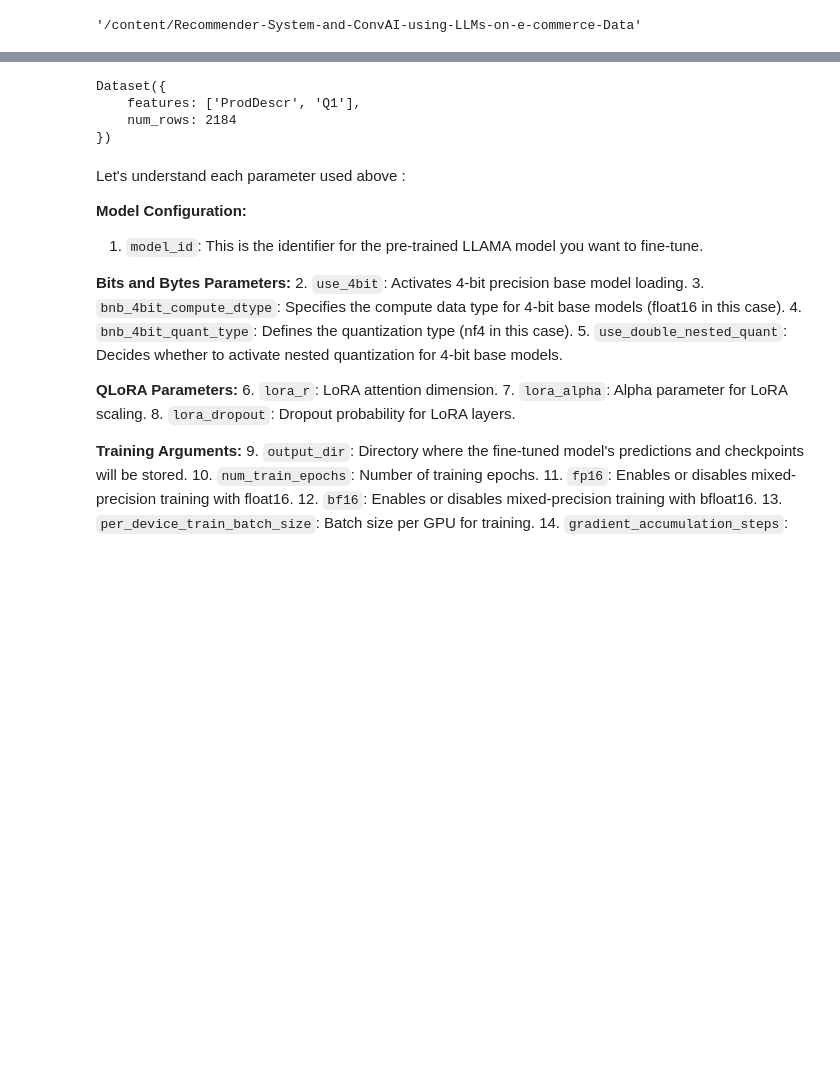
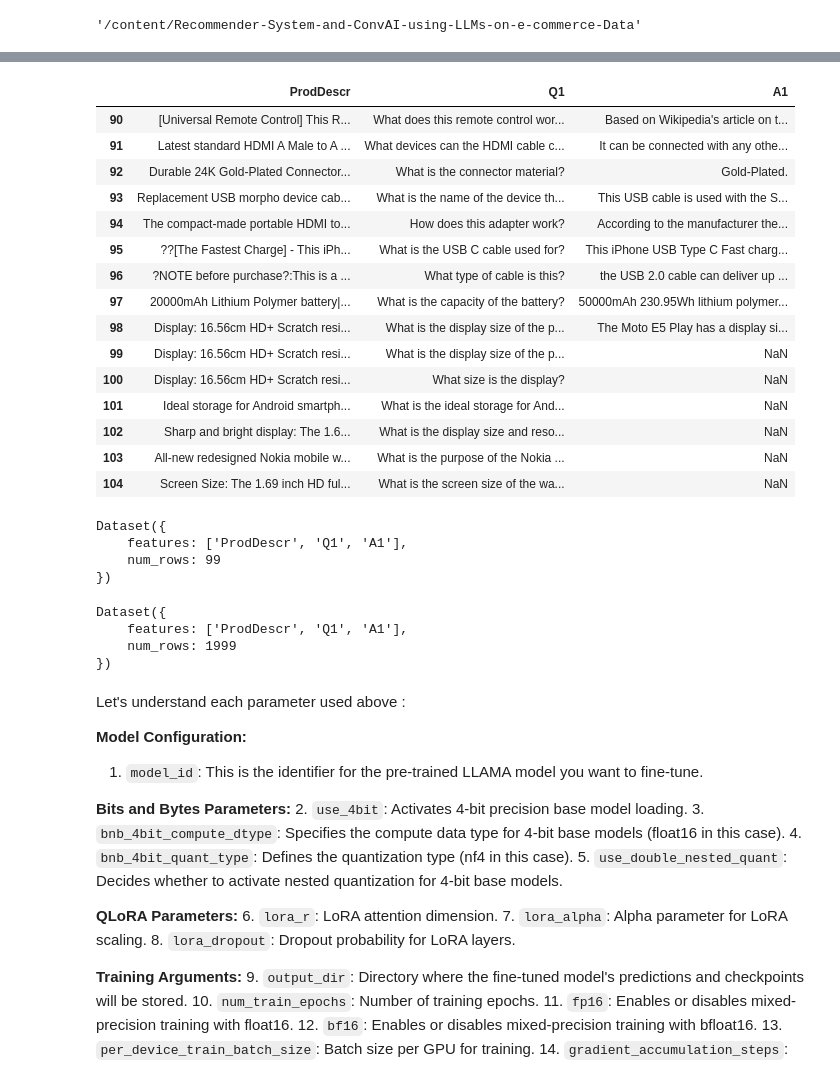
Before and after one commit to Praveen76/Fine-tune-LLAMA-with-QLoRA, a Jupyter notebook: QLoRA_LlAMA_finetuned_for_E_commerceData.ipynb, the cells around one changed output, grey strips where cells are left out. Cells and saved outputs as stored; diff of their text form; code cells hidden in the pictures; blank space fills up the shorter version.

```diff
--- a/QLoRA_LlAMA_finetuned_for_E_commerceData.ipynb
+++ b/QLoRA_LlAMA_finetuned_for_E_commerceData.ipynb
@@ -87,15 +108,18 @@ os.getcwd()
 import pandas as pd
 import numpy as np
 
-# Specify the Excel file path
-excel_file_path = 'data.xlsx'  # Replace with your file path
+# # Specify the Excel file path
+# excel_file_path = 'data.xlsx'  # Replace with your file path
 
-# Specify the sheet name or sheet index you want to read
-sheet_name = 'ConvAI'  # Replace with the name of your sheet or use the sheet index, e.g., 0 for the first sheet
+# # Specify the sheet name or sheet index you want to read
+# sheet_name = 'ConvAI'  # Replace with the name of your sheet or use the sheet index, e.g., 0 for the first sheet
 
-# Read the Excel sheet into a DataFrame
-df = pd.read_excel(excel_file_path, sheet_name=sheet_name)
+# # Read the Excel sheet into a DataFrame
+# df = pd.read_excel(excel_file_path, sheet_name=sheet_name)
 
-# Now, you can work with the DataFrame (df) containing the data from the specified sheet
+# # Now, you can work with the DataFrame (df) containing the data from the specified sheet
+# df.head(2)
+
+df=pd.read_csv('/content/Recommender-System-and-ConvAI-using-LLMs-on-e-commerce-Data/data_Updated.csv',encoding='latin1')
 df.head(2)
 # %% [output]
@@ -105,4 +129,4 @@ df.head(2)
 # %%
-df.rename(columns={'label':'labels'},inplace=True)
+# df.rename(columns={'label':'labels'},inplace=True)
 
-df.labels.unique()
+# df.labels.unique()
@@ -155,15 +186,42 @@ for index, row in data.iterrows():
+# %%
+data.iloc[90:105]
+# %% [output]
+|  | ProdDescr | Q1 | A1 |
+| 90 | [Universal Remote Control] This R... | What does this remote control wor... | Based on Wikipedia's article on t... |
+| 91 | Latest standard HDMI A Male to A ... | What devices can the HDMI cable c... | It can be connected with any othe... |
+| 92 | Durable 24K Gold-Plated Connector... | What is the connector material? | Gold-Plated. |
+| 93 | Replacement USB morpho device cab... | What is the name of the device th... | This USB cable is used with the S... |
+| 94 | The compact-made portable HDMI to... | How does this adapter work? | According to the manufacturer the... |
+| 95 | ??[The Fastest Charge] - This iPh... | What is the USB C cable used for? | This iPhone USB Type C Fast charg... |
+| 96 | ?NOTE before purchase?:This is a ... | What type of cable is this? | the USB 2.0 cable can deliver up ... |
+| 97 | 20000mAh Lithium Polymer battery|... | What is the capacity of the battery? | 50000mAh 230.95Wh lithium polymer... |
+| 98 | Display: 16.56cm HD+ Scratch resi... | What is the display size of the p... | The Moto E5 Play has a display si... |
+| 99 | Display: 16.56cm HD+ Scratch resi... | What is the display size of the p... | NaN |
+| 100 | Display: 16.56cm HD+ Scratch resi... | What size is the display? | NaN |
+| 101 | Ideal storage for Android smartph... | What is the ideal storage for And... | NaN |
+| 102 | Sharp and bright display: The 1.6... | What is the display size and reso... | NaN |
+| 103 | All-new redesigned Nokia mobile w... | What is the purpose of the Nokia ... | NaN |
+| 104 | Screen Size: The 1.69 inch HD ful... | What is the screen size of the wa... | NaN |
 # %%
 # Convert the DataFrame to a datasets arrow dataset
 from datasets import Dataset
 
-data.reset_index(drop=True, inplace=True)
-train_data = Dataset.from_pandas(data)
+
+train_data = Dataset.from_pandas(data.iloc[0:99])
 train_data
 # %% [output]
 Dataset({
-    features: ['ProdDescr', 'Q1'],
-    num_rows: 2184
+    features: ['ProdDescr', 'Q1', 'A1'],
+    num_rows: 99
 })
+# %%
+test_data = Dataset.from_pandas(data.iloc[99:])
+test_data
+# %% [output]
+Dataset({
+    features: ['ProdDescr', 'Q1', 'A1'],
+    num_rows: 1999
+})
 # %%
 # Set the instruction format for HuggingFaceH4/CodeAlpaca_20K
 def format_instruction(sample):
```
Also changed, not shown: parts of 49 cells of this notebook.
